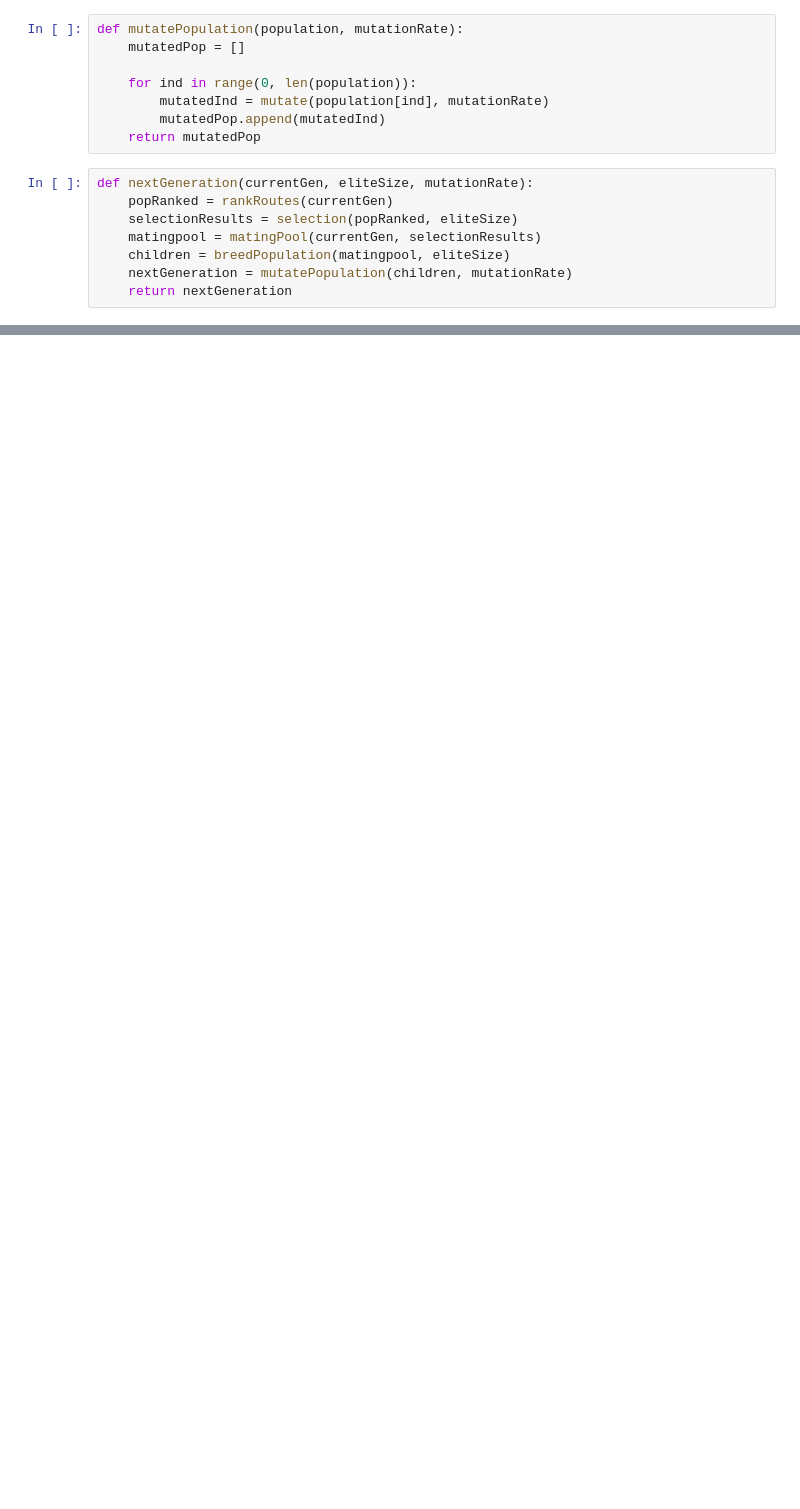
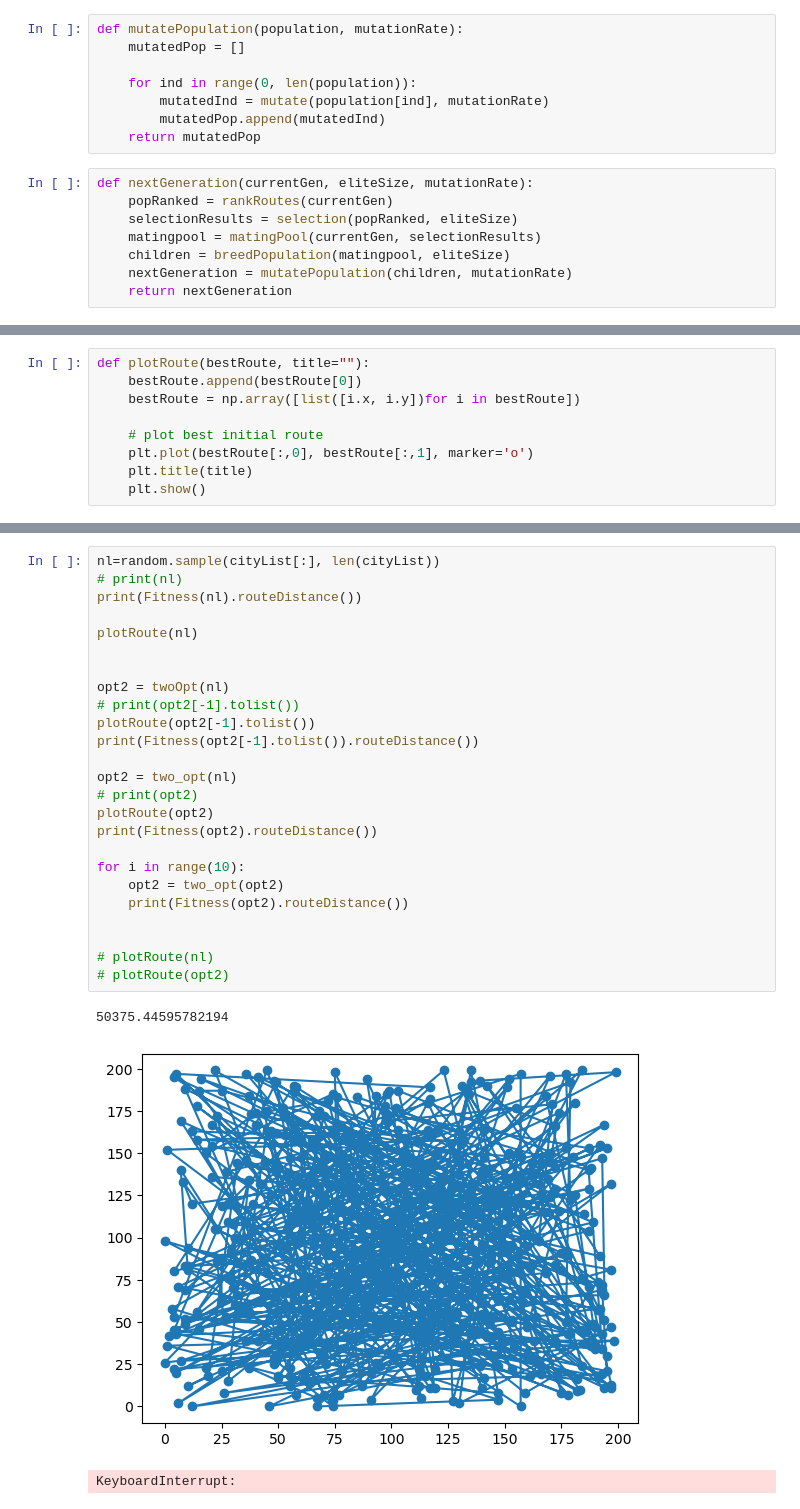
Before and after one commit to el-mimoso/tsp, a Jupyter notebook: mimeticAlgorithm.ipynb, the cells around one changed output, grey strips where cells are left out. Drawn from its saved outputs; the diff is of its cells as text; blank space fills up the shorter version.

```diff
--- a/mimeticAlgorithm.ipynb
+++ b/mimeticAlgorithm.ipynb
@@ -162,4 +197,13 @@ def geneticAlgorithm(population, popSize, eliteSize, mutationRate, generations):
     return bestRoute
+# %%
+def plotRoute(bestRoute, title=""):
+    bestRoute.append(bestRoute[0])
+    bestRoute = np.array([list([i.x, i.y])for i in bestRoute])
+
+    # plot best initial route
+    plt.plot(bestRoute[:,0], bestRoute[:,1], marker='o')
+    plt.title(title)
+    plt.show()
 # %%
 cityList = []
 
@@ -270,0 +289,29 @@ plt.show
+# %%
+nl=random.sample(cityList[:], len(cityList))
+# print(nl)
+print(Fitness(nl).routeDistance())
+
+plotRoute(nl)
+
+
+opt2 = twoOpt(nl)
+# print(opt2[-1].tolist())
+plotRoute(opt2[-1].tolist())
+print(Fitness(opt2[-1].tolist()).routeDistance())
+
+opt2 = two_opt(nl)
+# print(opt2)
+plotRoute(opt2)
+print(Fitness(opt2).routeDistance())
+
+for i in range(10):
+    opt2 = two_opt(opt2)
+    print(Fitness(opt2).routeDistance())
+
+
+# plotRoute(nl)
+# plotRoute(opt2)
+# %% [output]
+50375.44595782194
+[figure, added]
+KeyboardInterrupt:
```
Also changed, not shown: parts of 10 cells of this notebook.
